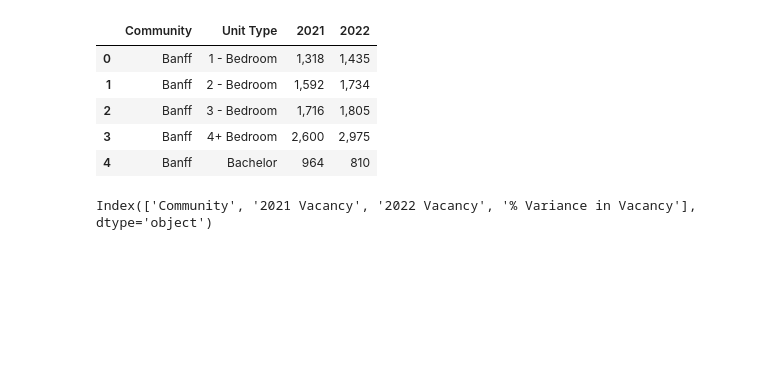
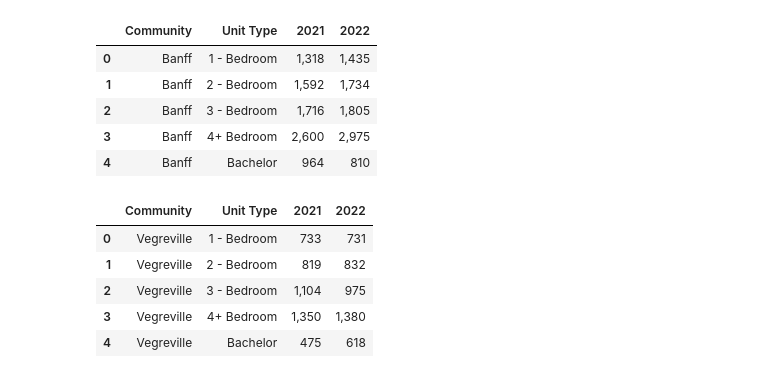
Before and after one commit to Mathemusician1729/DATA-221-Project, a Jupyter notebook: Asees Stuff/Asees.ipynb, the cells around one changed output. Drawn from its saved outputs; the diff is of its cells as text; code cells hidden in the pictures; blank space fills up the shorter version.

```diff
--- a/Asees Stuff/Asees.ipynb
+++ b/Asees Stuff/Asees.ipynb
@@ -155,7 +150,17 @@ Banff = px.bar(banff_long,
                     )
 
 Banff
-# %%
-print(tb6_df.columns)
-# %% [output]
-Index(['Community', '2021 Vacancy', '2022 Vacancy', '% Variance in Vacancy'], dtype='object')
+# %%
+Vegreville_df = tb8_df[tb8_df['Community'] == "Vegreville"]
+Vegreville_df = Vegreville_df.reset_index(drop=True)
+Vegreville_df = Vegreville_df.drop(Vegreville_df.columns[[2,3,4,5,6,7,8]],axis = 1)
+Vegreville_df = Vegreville_df.drop(5)
+
+Vegreville_df
+# %% [output]
+|  | Community | Unit Type | 2021 | 2022 |
+| 0 | Vegreville | 1 - Bedroom | 733 | 731 |
+| 1 | Vegreville | 2 - Bedroom | 819 | 832 |
+| 2 | Vegreville | 3 - Bedroom | 1,104 | 975 |
+| 3 | Vegreville | 4+ Bedroom | 1,350 | 1,380 |
+| 4 | Vegreville | Bachelor | 475 | 618 |
```
Also changed, not shown: parts of 3 cells of this notebook.
